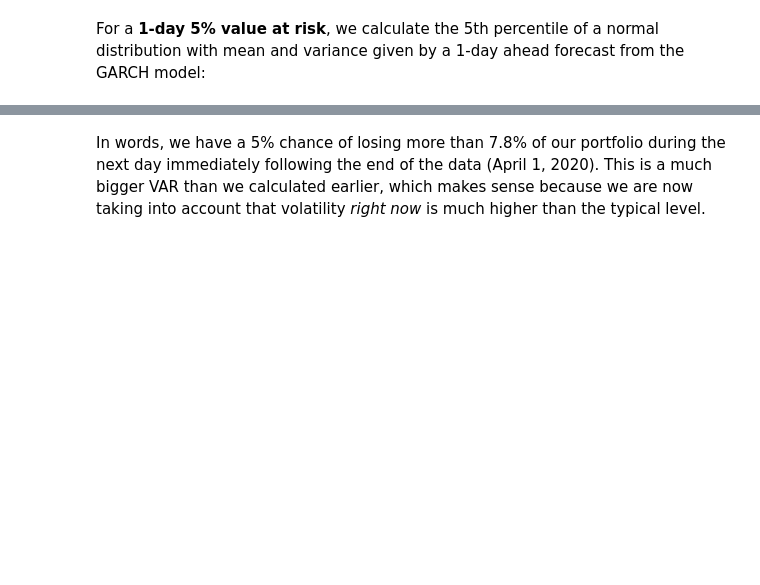
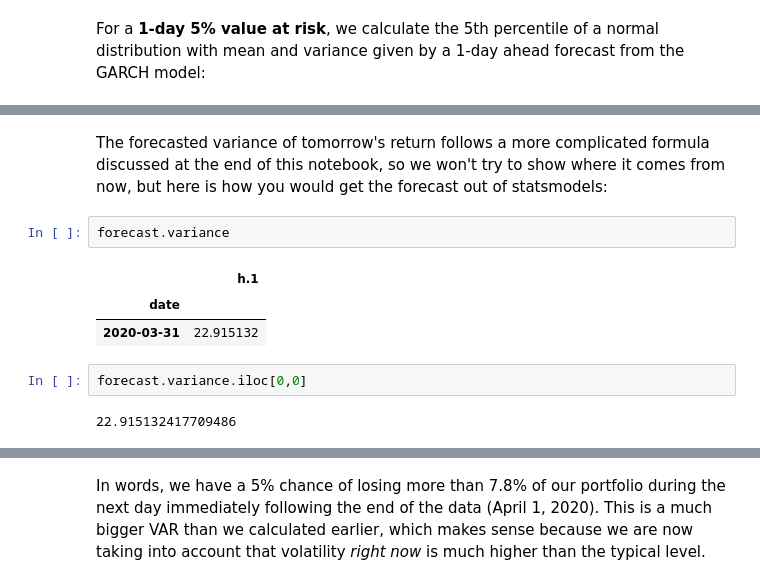
Before and after one commit to wgjm1986/FIN657, a Jupyter notebook: Week 7 and 8 - GARCH/Volatility modeling.ipynb, the cells around one changed output, grey strips where cells are left out. Saved outputs shown, nothing was run; the diff lists cells and outputs as text; blank space fills up the shorter version.

```diff
--- a/Week 7 and 8 - GARCH/Volatility modeling.ipynb
+++ b/Week 7 and 8 - GARCH/Volatility modeling.ipynb
@@ -494 +539,13 @@ forecast = GARCH11_results.forecast(horizon=1)
+# %% [markdown]
+The forecasted variance of tomorrow's return follows a more complicated formula discussed at the end of this notebook, so we won't try to show where it comes from now, but here is how you would get the forecast out of statsmodels:
+# %%
+forecast.variance
+# %% [output]
+|  | h.1 |
+| date |  |
+| 2020-03-31 | 22.915132 |
+# %%
+forecast.variance.iloc[0,0]
+# %% [output]
+22.915132417709486
 # %%
```
Also changed, not shown: parts of 73 cells of this notebook, 1 other file.
